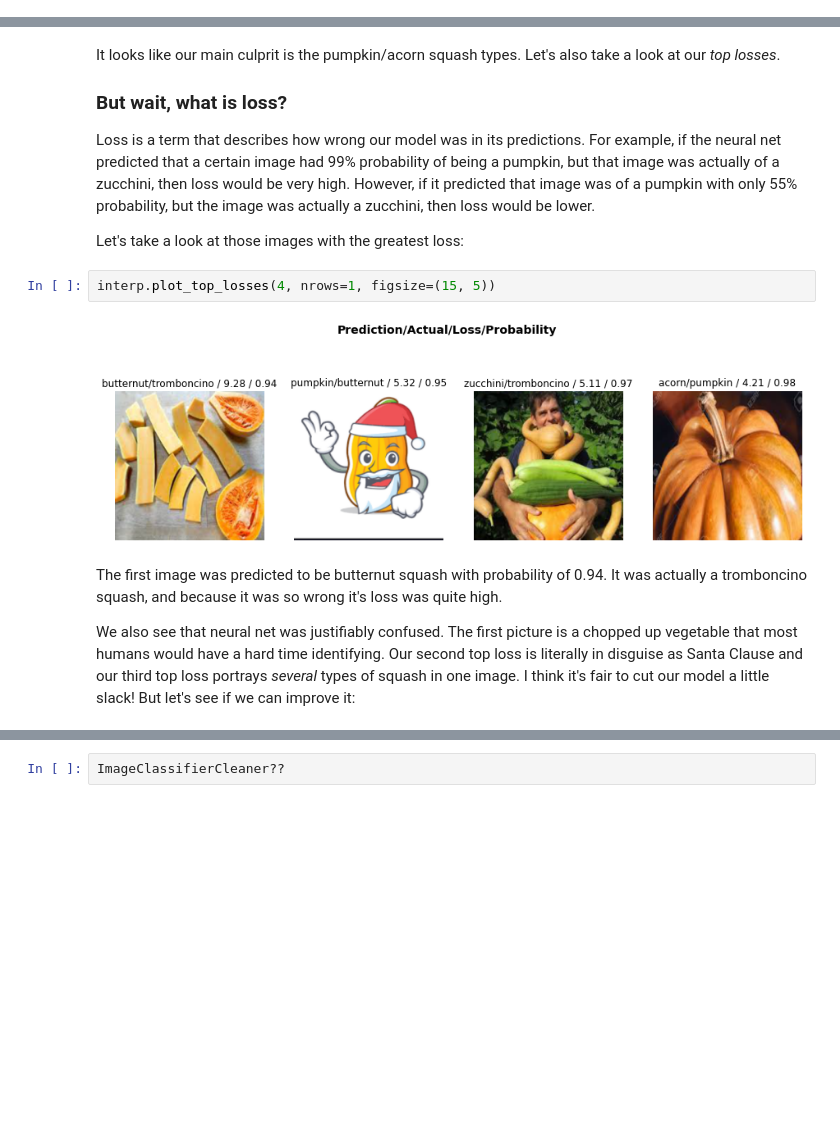
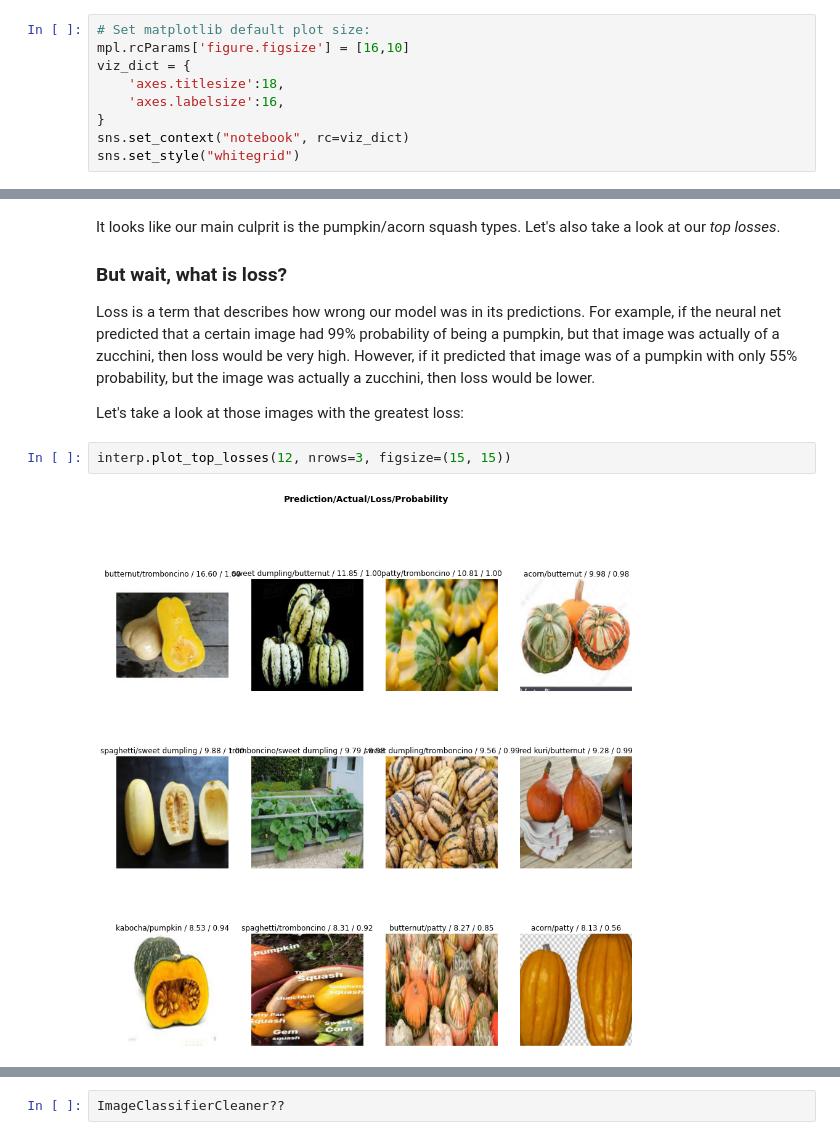
Before and after one commit to wcneill/fastai-homework, a Jupyter notebook: Lesson2-v3/lesson2.ipynb, the cells around one changed output, grey strips where cells are left out. Cells and saved outputs as stored; diff of their text form; blank space fills up the shorter version.

```diff
--- a/Lesson2-v3/lesson2.ipynb
+++ b/Lesson2-v3/lesson2.ipynb
@@ -9,3 +9,12 @@ from fastai2.vision.all import *
 # from fastai2.data import *
 # from fastai2.data.transforms import *
 # from fastai2.data.block import *
+# %%
+# Set matplotlib default plot size:
+mpl.rcParams['figure.figsize'] = [16,10]
+viz_dict = {
+    'axes.titlesize':18,
+    'axes.labelsize':16,
+}
+sns.set_context("notebook", rc=viz_dict)
+sns.set_style("whitegrid")
@@ -188,10 +200,6 @@ Loss is a term that describes how wrong our model was in its predictions. For ex
 
 Let's take a look at those images with the greatest loss:
 # %%
-interp.plot_top_losses(4, nrows=1, figsize=(15, 5))
+interp.plot_top_losses(12, nrows=3, figsize=(15, 15))
 # %% [output]
-[figure, old version]
+[figure, new version]
-# %% [markdown]
-The first image was predicted to be butternut squash with probability of 0.94. It was actually a tromboncino squash, and because it was so wrong it's loss was quite high.
-
-We also see that neural net was justifiably confused. The first picture is a chopped up vegetable that most humans would have a hard time identifying. Our second top loss is literally in disguise as Santa Clause and our third top loss portrays _several_ types of squash in one image. I think it's fair to cut our model a little slack! But let's see if we can improve it:
```
Also changed, not shown: parts of 15 cells of this notebook, 3 other files.
